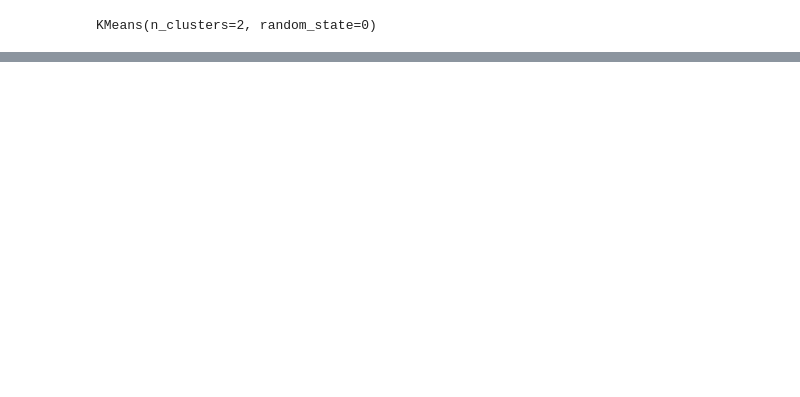
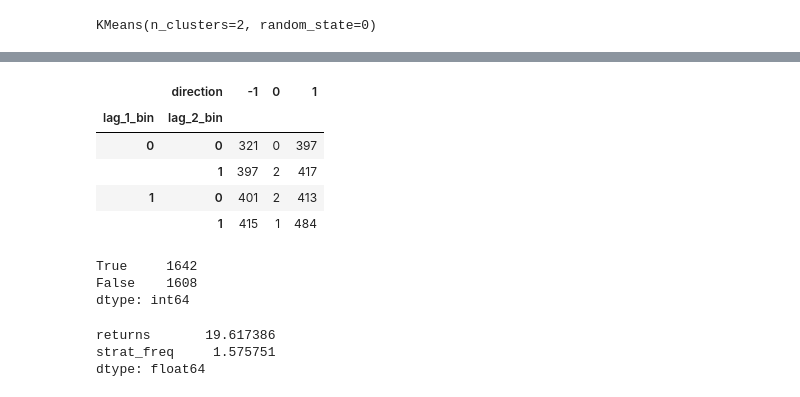
Before and after one commit to Hosung-Ahn/trading, a Jupyter notebook: trading strategy/note.ipynb, the cells around one changed output, grey strips where cells are left out. Drawn from its saved outputs; the diff is of its cells as text; code cells hidden in the pictures; blank space fills up the shorter version.

```diff
--- a/trading strategy/note.ipynb
+++ b/trading strategy/note.ipynb
@@ -342,0 +371,3 @@ dtype: float64
+# %%
+grouped = apple.groupby(cols_bin + ['direction'])
+grouped.size()
@@ -342,0 +388,15 @@ dtype: float64
+# %%
+res = grouped['direction'].size().unstack(fill_value=0)
+# %%
+def highlight_max(s) :
+    is_max = s == s.max()
+    return ['background-color : green' if v else '' for v in is_max]
+
+res.style.apply(highlight_max, axis=1)
+# %% [output]
+|  | direction | -1 | 0 | 1 |
+| lag_1_bin | lag_2_bin |  |  |  |
+| 0 | 0 | 321 | 0 | 397 |
+|  | 1 | 397 | 2 | 417 |
+| 1 | 0 | 401 | 2 | 413 |
+|  | 1 | 415 | 1 | 484 |
@@ -342,0 +405,6 @@ dtype: float64
+# %%
+(apple['direction'] == apple['pos_freq']).value_counts()
+# %% [output]
+True     1642
+False    1608
+dtype: int64
@@ -342,0 +413,6 @@ dtype: float64
+# %%
+apple[['returns', 'strat_freq']].sum().apply(np.exp)
+# %% [output]
+returns       19.617386
+strat_freq     1.575751
+dtype: float64
```
Also changed, not shown: parts of 12 cells of this notebook.
